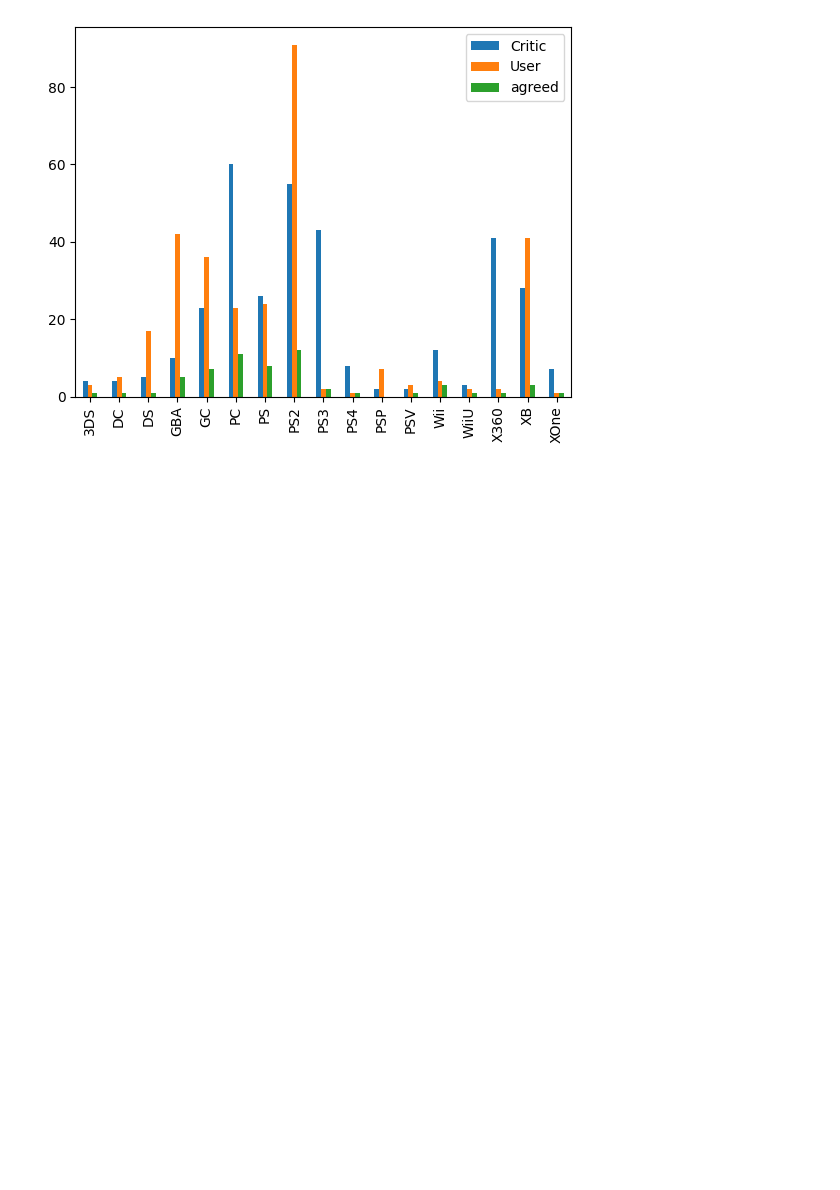
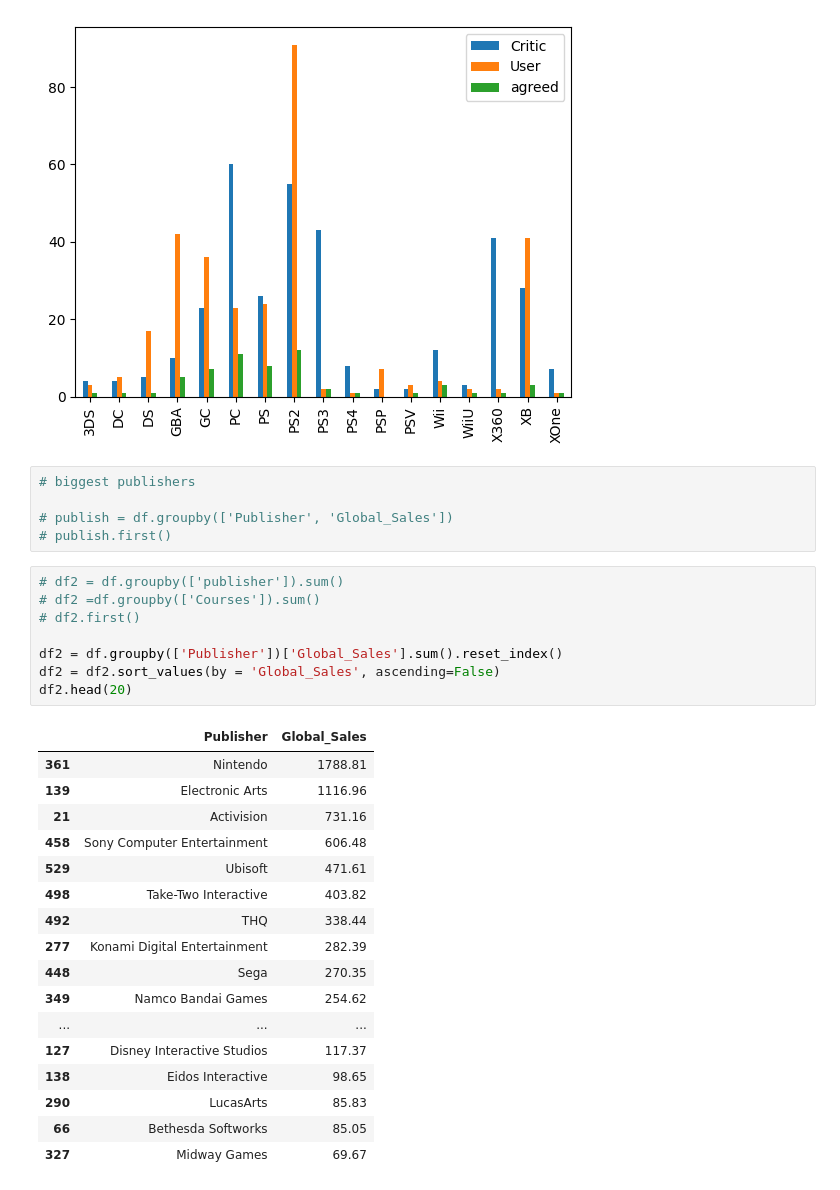
Before and after one commit to dmorton714/Video_Game_data, a Jupyter notebook: video_games.ipynb, the cells around one changed output. Drawn from its saved outputs; the diff is of its cells as text; blank space fills up the shorter version.

```diff
--- a/video_games.ipynb
+++ b/video_games.ipynb
@@ -200,3 +177,34 @@ comp.plot.bar()
 # %% [output]
 <Axes: >
 [figure]
+# %%
+# biggest publishers
+
+# publish = df.groupby(['Publisher', 'Global_Sales'])
+# publish.first()
+# %%
+# df2 = df.groupby(['publisher']).sum()
+# df2 =df.groupby(['Courses']).sum()
+# df2.first()
+
+df2 = df.groupby(['Publisher'])['Global_Sales'].sum().reset_index()
+df2 = df2.sort_values(by = 'Global_Sales', ascending=False)
+df2.head(20)
+# %% [output]
+|  | Publisher | Global_Sales |
+| 361 | Nintendo | 1788.81 |
+| 139 | Electronic Arts | 1116.96 |
+| 21 | Activision | 731.16 |
+| 458 | Sony Computer Entertainment | 606.48 |
+| 529 | Ubisoft | 471.61 |
+| 498 | Take-Two Interactive | 403.82 |
+| 492 | THQ | 338.44 |
+| 277 | Konami Digital Entertainment | 282.39 |
+| 448 | Sega | 270.35 |
+| 349 | Namco Bandai Games | 254.62 |
+| ... | ... | ... |
+| 127 | Disney Interactive Studios | 117.37 |
+| 138 | Eidos Interactive | 98.65 |
+| 290 | LucasArts | 85.83 |
+| 66 | Bethesda Softworks | 85.05 |
+| 327 | Midway Games | 69.67 |
```
Also changed, not shown: parts of 5 cells of this notebook.
